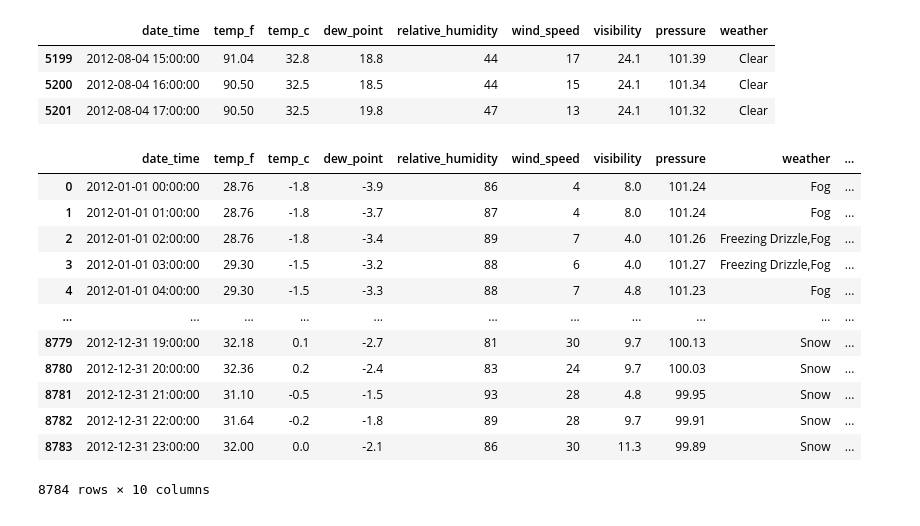
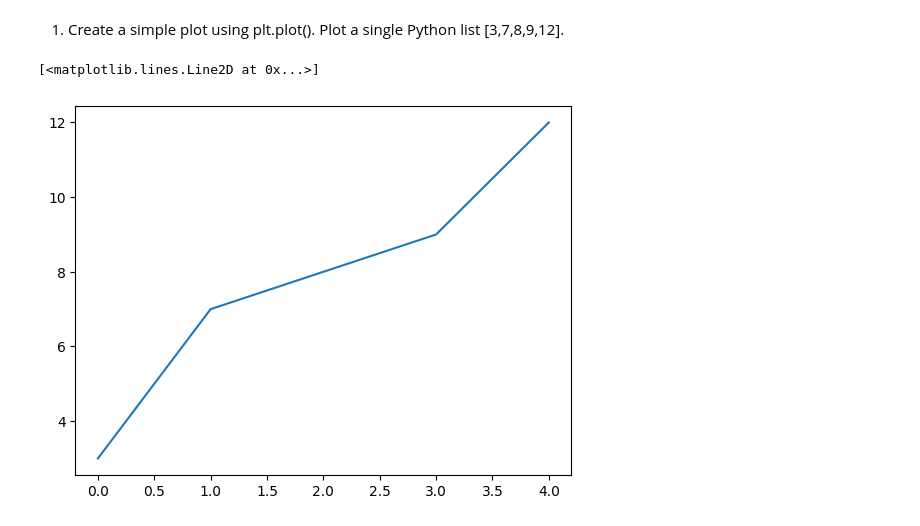
Before and after one commit to Iingxaki/IP3_RH, a Jupyter notebook: IP3_RH.ipynb, the cells around one changed output. Cells and saved outputs as stored; diff of their text form; code cells hidden in the pictures.

```diff
--- a/IP3_RH.ipynb
+++ b/IP3_RH.ipynb
@@ -214,27 +0,0 @@ Name: count, dtype: int64
-# %%
-#11 Which month of the year, the temp_f more than 90, humidity less than 50 , dew point more than 17, and the weather is clear? Extract that data and save it to a new data frame.
-df2=df1.query('temp_f>90&relative_humidity<50&dew_point>17&weather=="Clear"')
-df2
-# %% [output]
-|  | date_time | temp_f | temp_c | dew_point | relative_humidity | wind_speed | visibility | pressure | weather |
-| 5199 | 2012-08-04 15:00:00 | 91.04 | 32.8 | 18.8 | 44 | 17 | 24.1 | 101.39 | Clear |
-| 5200 | 2012-08-04 16:00:00 | 90.50 | 32.5 | 18.5 | 44 | 15 | 24.1 | 101.34 | Clear |
-| 5201 | 2012-08-04 17:00:00 | 90.50 | 32.5 | 19.8 | 47 | 13 | 24.1 | 101.32 | Clear |
-# %%
-#12 Extract the month information from the date_time column and add a month column at the data frame. (example: dt.month)
-df1['month']=df1['date_time'].dt.month
-df1
-# %% [output]
-|  | date_time | temp_f | temp_c | dew_point | relative_humidity | wind_speed | visibility | pressure | weather | ... |
-| 0 | 2012-01-01 00:00:00 | 28.76 | -1.8 | -3.9 | 86 | 4 | 8.0 | 101.24 | Fog | ... |
-| 1 | 2012-01-01 01:00:00 | 28.76 | -1.8 | -3.7 | 87 | 4 | 8.0 | 101.24 | Fog | ... |
-| 2 | 2012-01-01 02:00:00 | 28.76 | -1.8 | -3.4 | 89 | 7 | 4.0 | 101.26 | Freezing Drizzle,Fog | ... |
-| 3 | 2012-01-01 03:00:00 | 29.30 | -1.5 | -3.2 | 88 | 6 | 4.0 | 101.27 | Freezing Drizzle,Fog | ... |
-| 4 | 2012-01-01 04:00:00 | 29.30 | -1.5 | -3.3 | 88 | 7 | 4.8 | 101.23 | Fog | ... |
-| ... | ... | ... | ... | ... | ... | ... | ... | ... | ... | ... |
-| 8779 | 2012-12-31 19:00:00 | 32.18 | 0.1 | -2.7 | 81 | 30 | 9.7 | 100.13 | Snow | ... |
-| 8780 | 2012-12-31 20:00:00 | 32.36 | 0.2 | -2.4 | 83 | 24 | 9.7 | 100.03 | Snow | ... |
-| 8781 | 2012-12-31 21:00:00 | 31.10 | -0.5 | -1.5 | 93 | 28 | 4.8 | 99.95 | Snow | ... |
-| 8782 | 2012-12-31 22:00:00 | 31.64 | -0.2 | -1.8 | 89 | 28 | 9.7 | 99.91 | Snow | ... |
-| 8783 | 2012-12-31 23:00:00 | 32.00 | 0.0 | -2.1 | 86 | 30 | 11.3 | 99.89 | Snow | ... |
-8784 rows × 10 columns
@@ -243,0 +7,7 @@ df1.to_csv('weather_2012_new.csv',index=False)
+# %% [markdown]
+1. Create a simple plot using plt.plot(). Plot a single Python list [3,7,8,9,12].
+# %%
+plt.plot([3,7,8,9,12])
+# %% [output]
+[<matplotlib.lines.Line2D at 0x...>]
+[figure, added]
```
Also changed, not shown: parts of 53 cells of this notebook.
